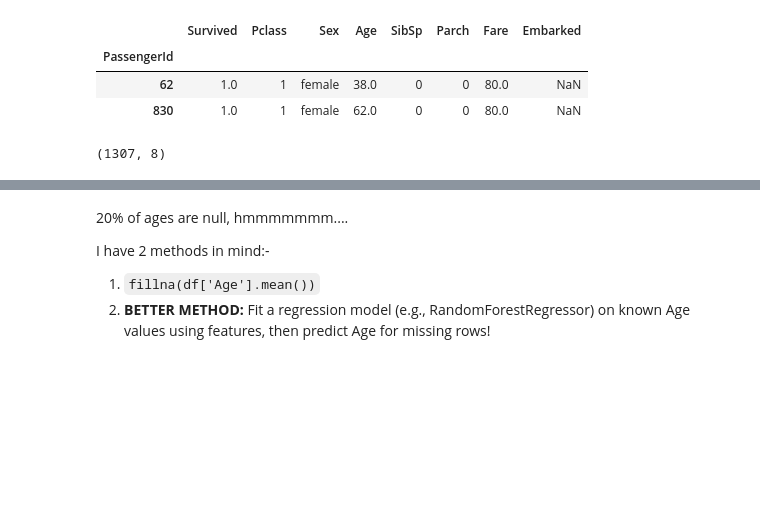
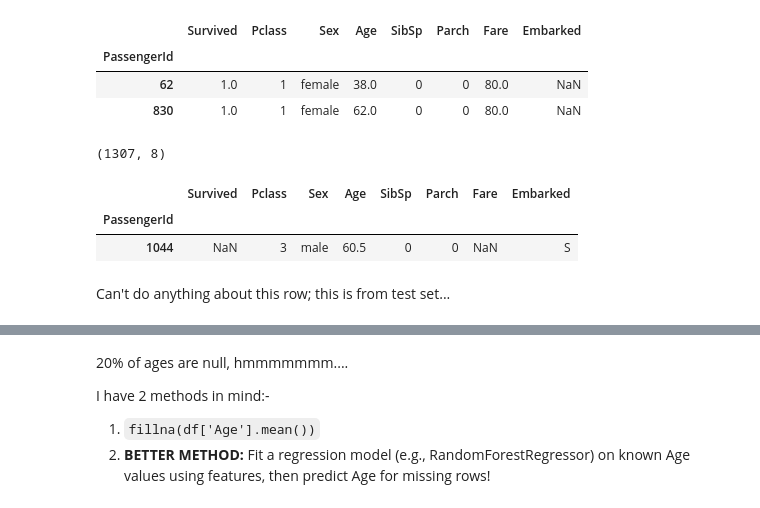
Before and after one commit to ikabrain/TitanichDataset, a Jupyter notebook: solution.ipynb, the cells around one changed output, grey strips where cells are left out. Cells and saved outputs as stored; diff of their text form; code cells hidden in the pictures; blank space fills up the shorter version.

```diff
--- a/solution.ipynb
+++ b/solution.ipynb
@@ -163,3 +163,11 @@ df.drop(
 df.shape
 # %% [output]
 (1307, 8)
+# %%
+df[df[["Fare", "Embarked"]].isna().any(axis=1)]
+# %% [output]
+|  | Survived | Pclass | Sex | Age | SibSp | Parch | Fare | Embarked |
+| PassengerId |  |  |  |  |  |  |  |  |
+| 1044 | NaN | 3 | male | 60.5 | 0 | 0 | NaN | S |
+# %% [markdown]
+Can't do anything about this row; this is from test set...
```
Also changed, not shown: parts of 1 cell of this notebook.
